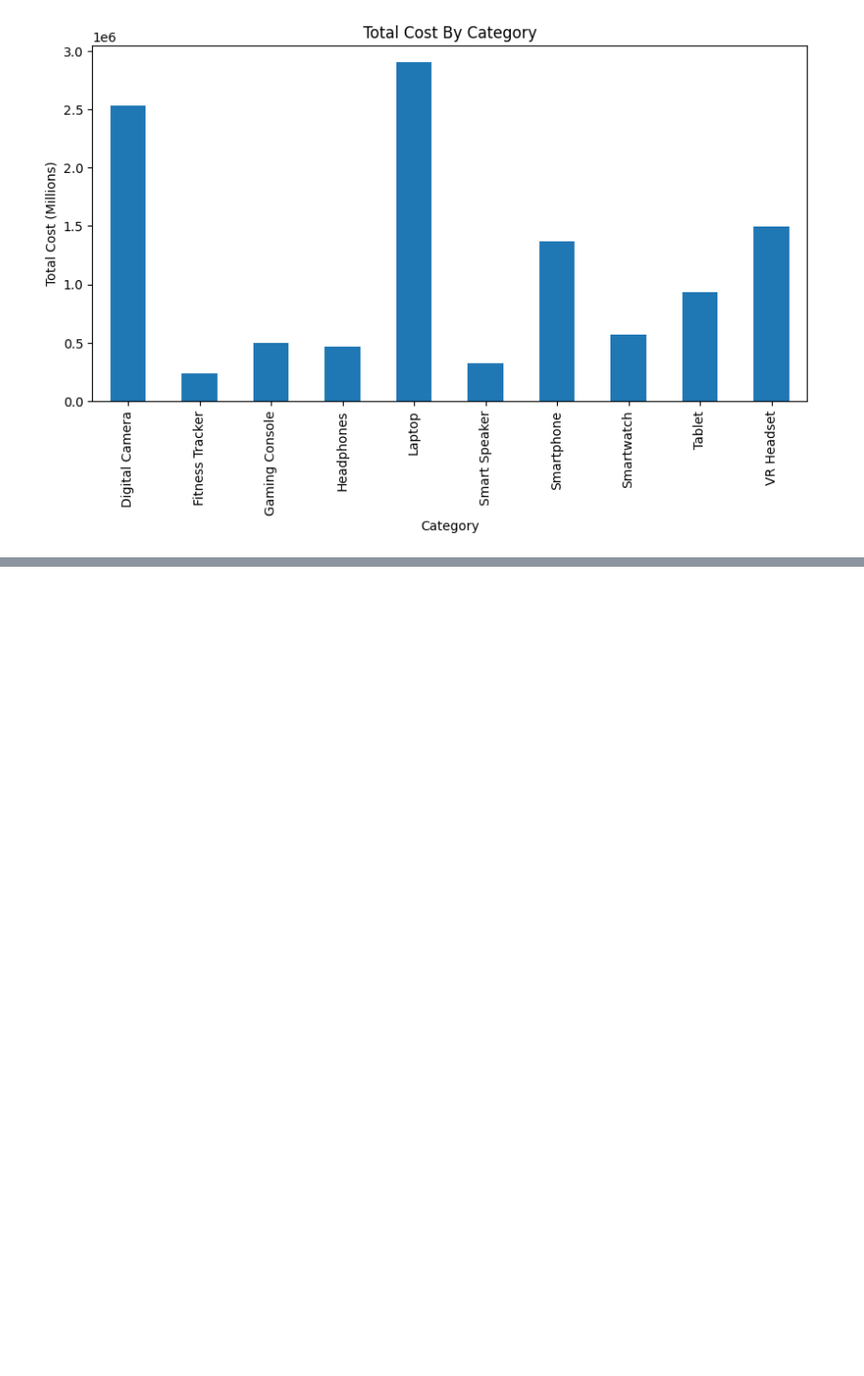
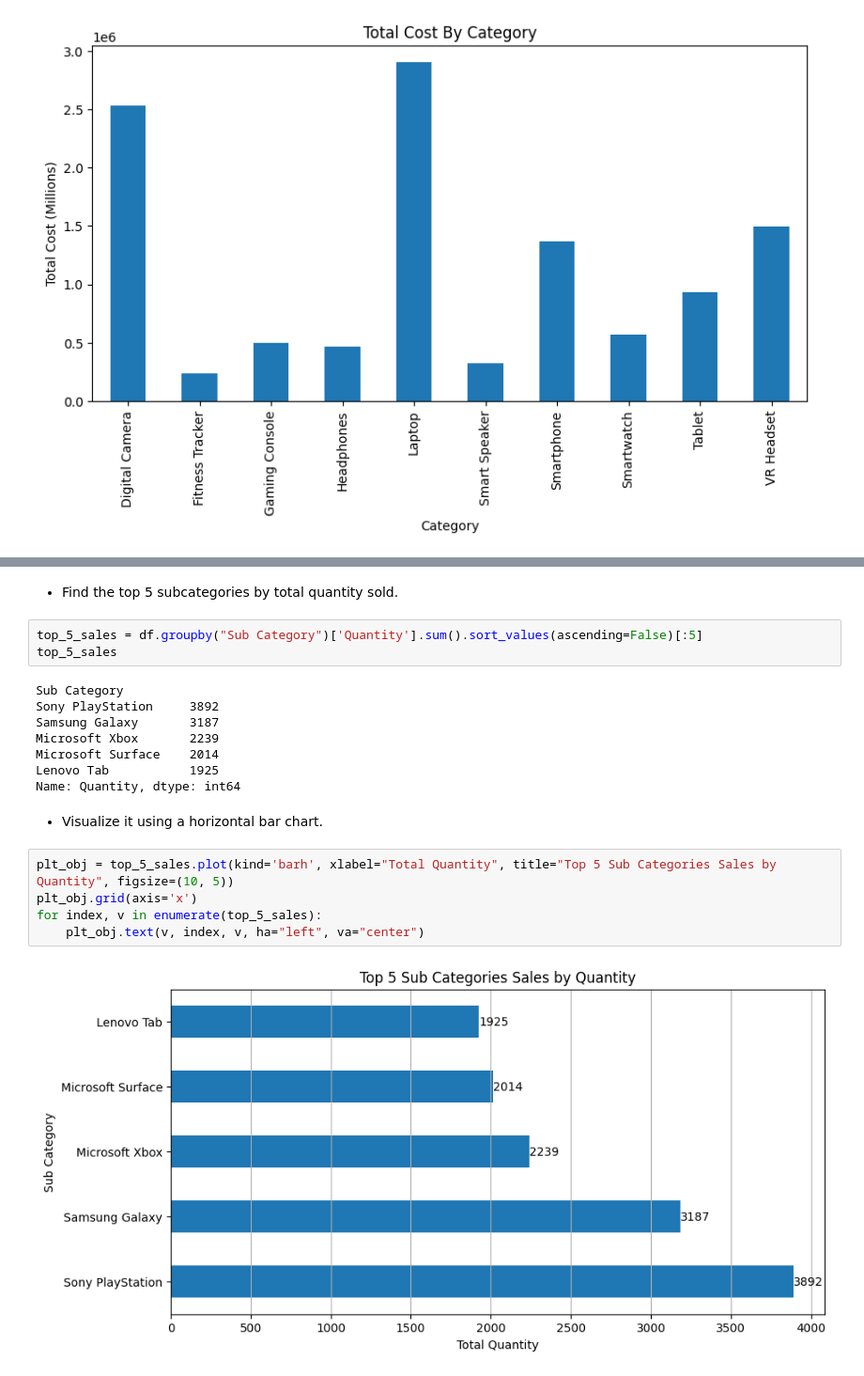
Before and after one commit to NooRMaseR/data_analysis_tutorial, a Jupyter notebook: ai_data_analysis_tests.ipynb, the cells around one changed output, grey strips where cells are left out. Shown at 94% size. Cells and saved outputs as stored; diff of their text form; blank space fills up the shorter version.

```diff
--- a/ai_data_analysis_tests.ipynb
+++ b/ai_data_analysis_tests.ipynb
@@ -125,0 +254,22 @@ df.groupby('Category')['Total Cost'].sum().plot(kind='bar', x="Category", y="Tot
+# %% [markdown]
+* Find the top 5 subcategories by total quantity sold.
+# %%
+top_5_sales = df.groupby("Sub Category")['Quantity'].sum().sort_values(ascending=False)[:5]
+top_5_sales
+# %% [output]
+Sub Category
+Sony PlayStation     3892
+Samsung Galaxy       3187
+Microsoft Xbox       2239
+Microsoft Surface    2014
+Lenovo Tab           1925
+Name: Quantity, dtype: int64
+# %% [markdown]
+* Visualize it using a horizontal bar chart.
+# %%
+plt_obj = top_5_sales.plot(kind='barh', xlabel="Total Quantity", title="Top 5 Sub Categories Sales by Quantity", figsize=(10, 5))
+plt_obj.grid(axis='x')
+for index, v in enumerate(top_5_sales):
+    plt_obj.text(v, index, v, ha="left", va="center")
+# %% [output]
+[figure, added]
```
Also changed, not shown: parts of 63 cells of this notebook, 2 other files.
